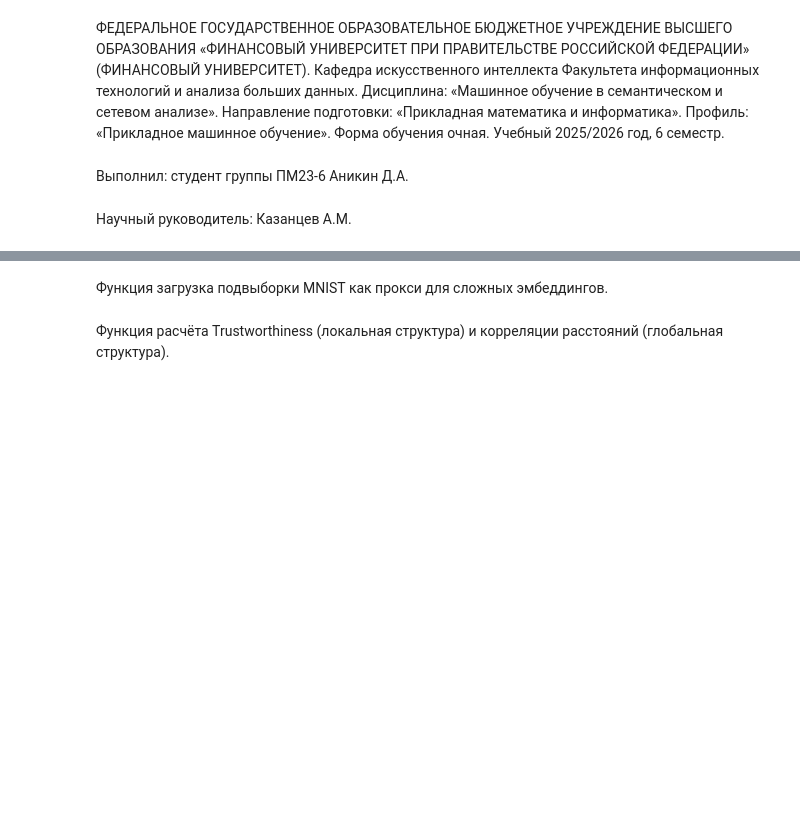
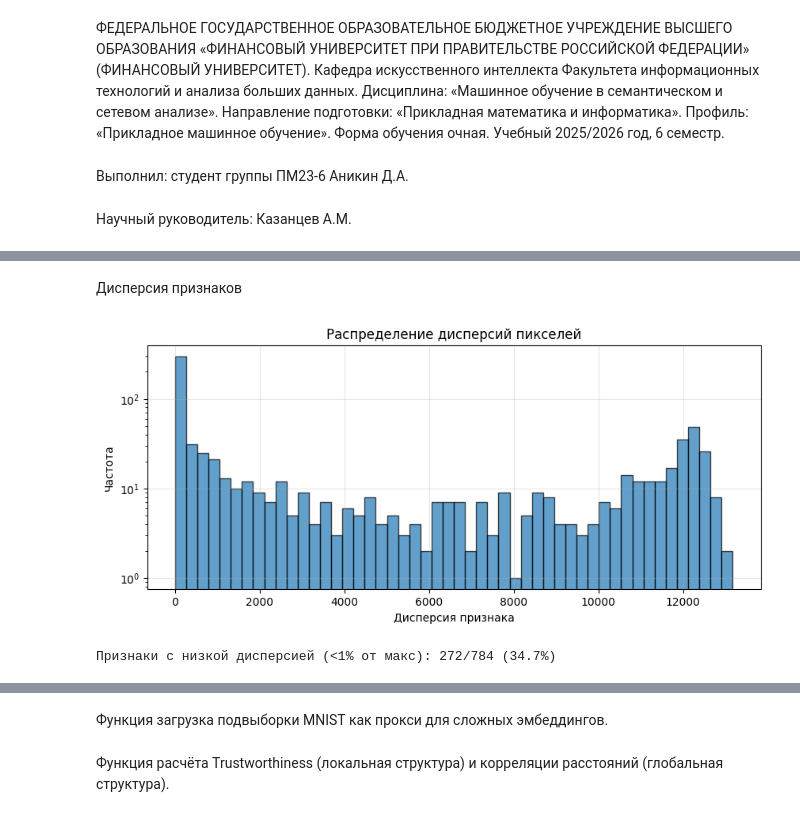
Before and after one commit to donDEN05/emb_comparison, a Jupyter notebook: курсовая_методы_визуализации_сложных_эмбединнгов.ipynb, the cells around one changed output, grey strips where cells are left out. Saved outputs shown, nothing was run; the diff lists cells and outputs as text; code cells hidden in the pictures; blank space fills up the shorter version.

```diff
--- a/курсовая_методы_визуализации_сложных_эмбединнгов.ipynb
+++ b/курсовая_методы_визуализации_сложных_эмбединнгов.ipynb
@@ -34,0 +122,21 @@ import phate
+# %% [markdown]
+Дисперсия признаков
+# %%
+variances = X_sample.var(axis=0)
+
+plt.figure(figsize=(10, 4))
+plt.hist(variances, bins=50, edgecolor='black', alpha=0.7)
+plt.xlabel('Дисперсия признака')
+plt.ylabel('Частота')
+plt.title('Распределение дисперсий пикселей')
+plt.yscale('log')
+plt.grid(alpha=0.3)
+plt.show()
+
+# Признаки с низкой дисперсией (< 1% от макс)
+low_var_thresh = variances.max() * 0.01
+low_var_count = (variances < low_var_thresh).sum()
+print(f"Признаки с низкой дисперсией (<1% от макс): {low_var_count}/{len(variances)} ({low_var_count/len(variances):.1%})")
+# %% [output]
+[figure, added]
+Признаки с низкой дисперсией (<1% от макс): 272/784 (34.7%)
```
Also changed, not shown: parts of 18 cells of this notebook, 3 other files.
